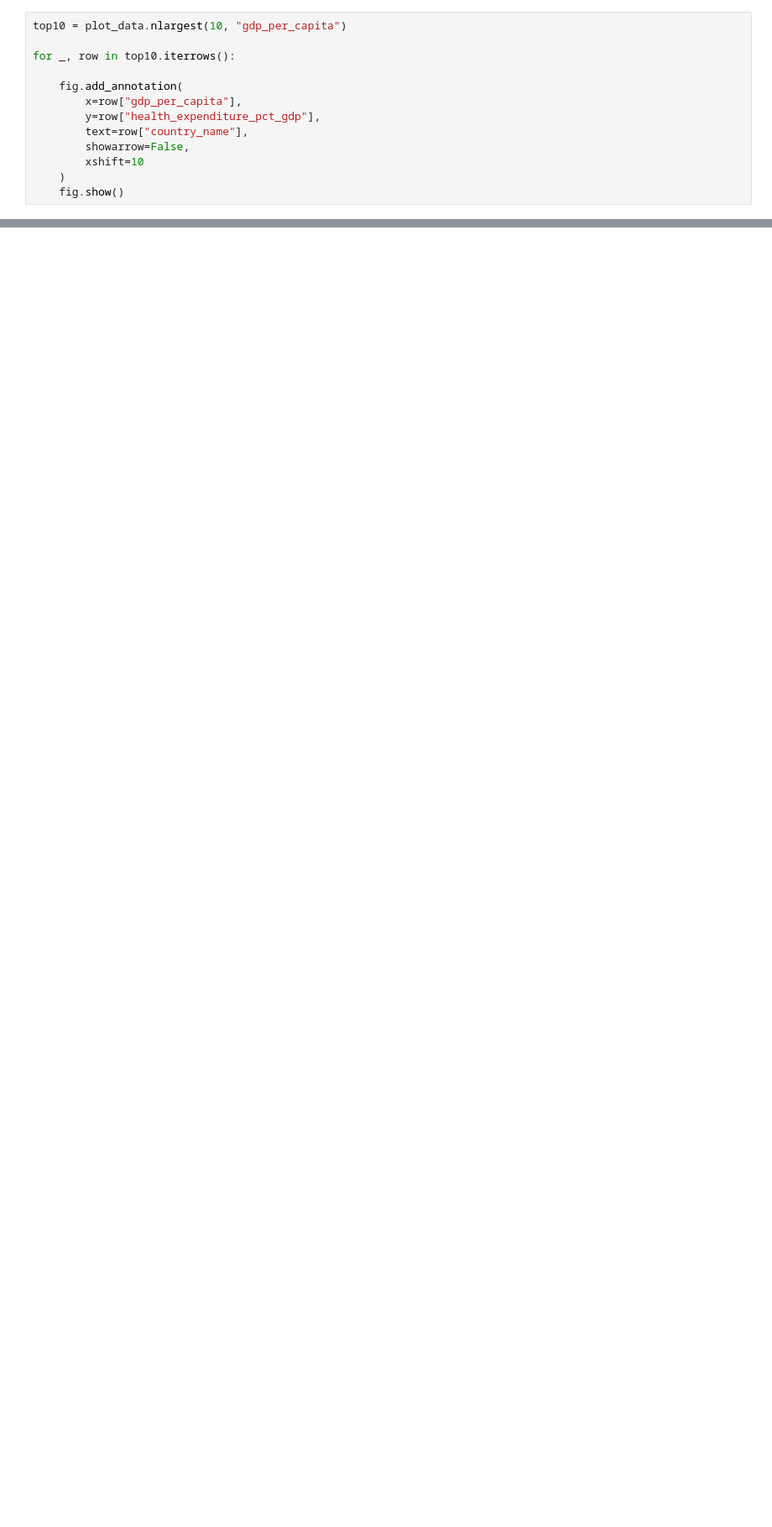
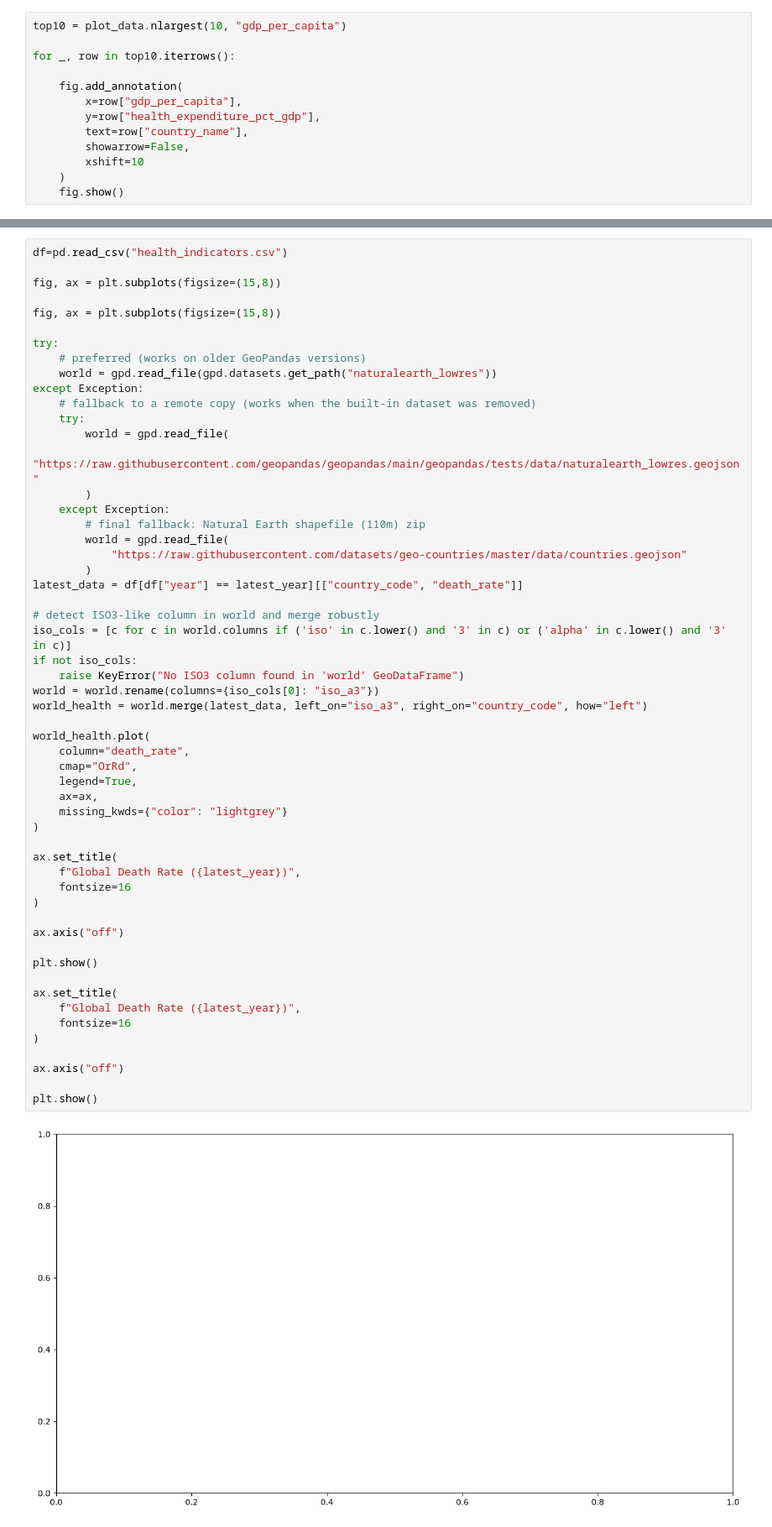
Before and after one commit to graceobonyo/Health-Data-Analytics, a Jupyter notebook: healthanalytics.ipynb, the cells around one changed output, grey strips where cells are left out. Shown at 84% size. Cells and saved outputs as stored; diff of their text form; blank space fills up the shorter version.

```diff
--- a/healthanalytics.ipynb
+++ b/healthanalytics.ipynb
@@ -571,0 +646,57 @@ for _, row in top10.iterrows():
+# %%
+df=pd.read_csv("health_indicators.csv")
+
+fig, ax = plt.subplots(figsize=(15,8))
+
+fig, ax = plt.subplots(figsize=(15,8))
+
+try:
+    # preferred (works on older GeoPandas versions)
+    world = gpd.read_file(gpd.datasets.get_path("naturalearth_lowres"))
+except Exception:
+    # fallback to a remote copy (works when the built-in dataset was removed)
+    try:
+        world = gpd.read_file(
+            "https://raw.githubusercontent.com/geopandas/geopandas/main/geopandas/tests/data/naturalearth_lowres.geojson"
+        )
+    except Exception:
+        # final fallback: Natural Earth shapefile (110m) zip
+        world = gpd.read_file(
+            "https://raw.githubusercontent.com/datasets/geo-countries/master/data/countries.geojson"
+        )
+latest_data = df[df["year"] == latest_year][["country_code", "death_rate"]]
+
+# detect ISO3-like column in world and merge robustly
+iso_cols = [c for c in world.columns if ('iso' in c.lower() and '3' in c) or ('alpha' in c.lower() and '3' in c)]
+if not iso_cols:
+    raise KeyError("No ISO3 column found in 'world' GeoDataFrame")
+world = world.rename(columns={iso_cols[0]: "iso_a3"})
+world_health = world.merge(latest_data, left_on="iso_a3", right_on="country_code", how="left")
+
+world_health.plot(
+    column="death_rate",
+    cmap="OrRd",
+    legend=True,
+    ax=ax,
+    missing_kwds={"color": "lightgrey"}
+)
+
+ax.set_title(
+    f"Global Death Rate ({latest_year})",
+    fontsize=16
+)
+
+ax.axis("off")
+
+plt.show()
+
+ax.set_title(
+    f"Global Death Rate ({latest_year})",
+    fontsize=16
+)
+
+ax.axis("off")
+
+plt.show()
+# %% [output]
+[figure, added]
```
Also changed, not shown: parts of 6 cells of this notebook.
